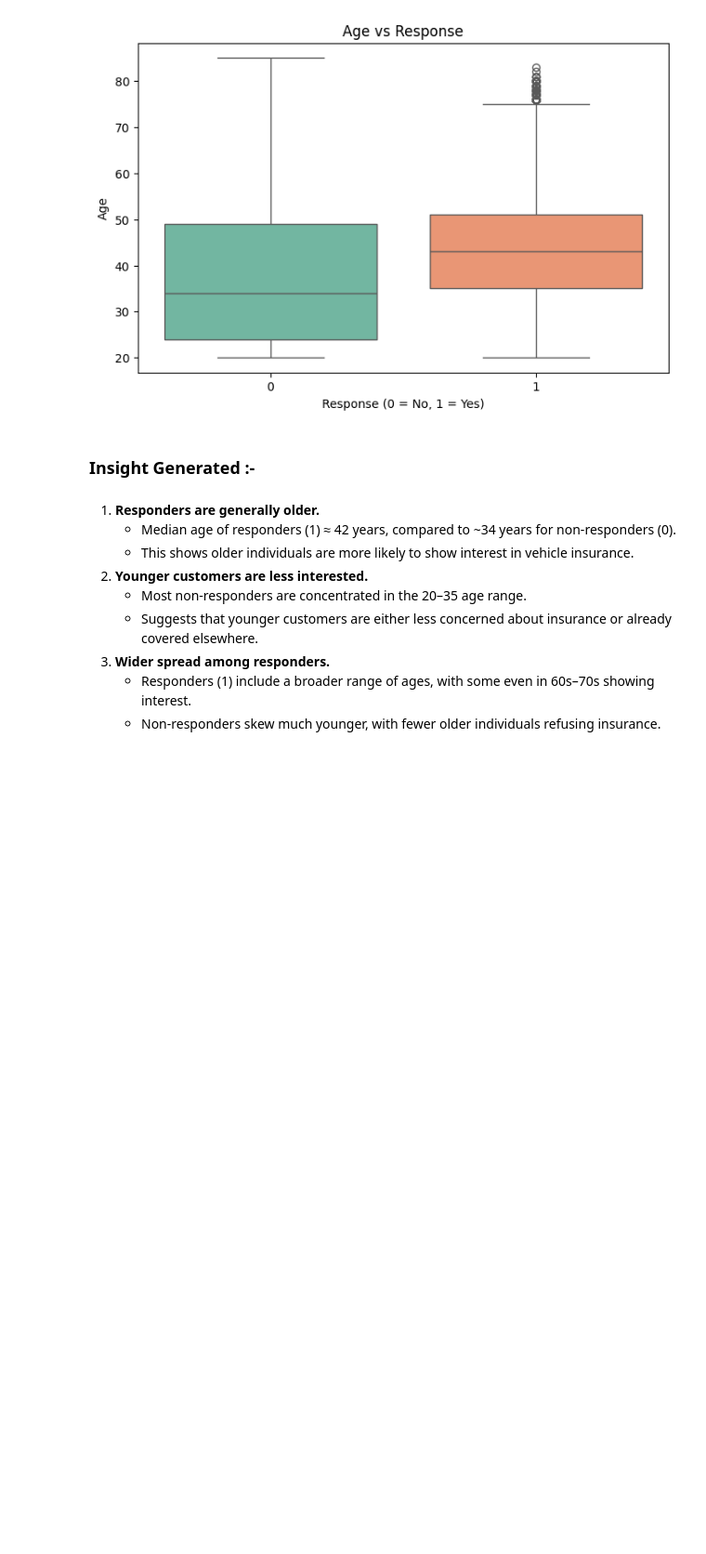
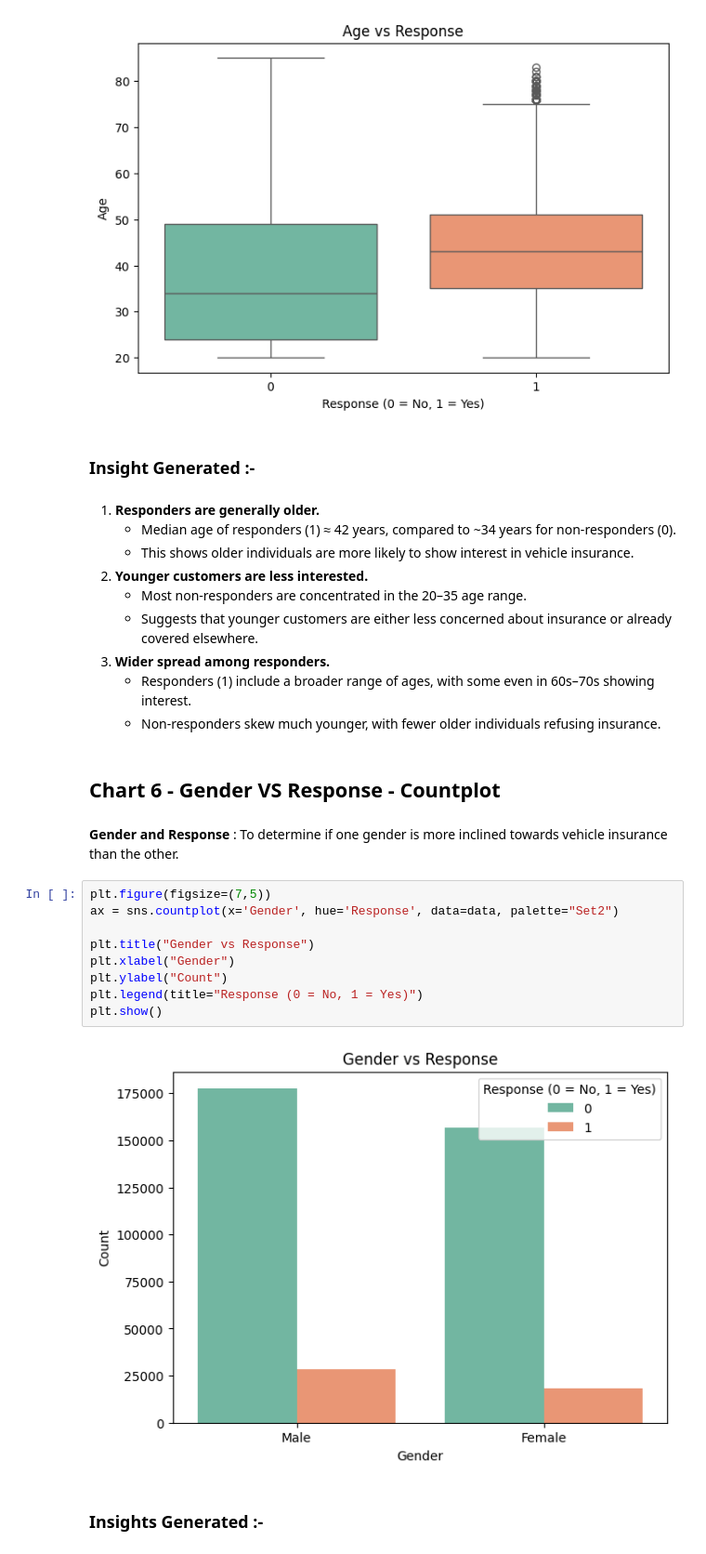
Before and after one commit to Ash99-commits/ML_Health_Insurance_Customers_CrossSell_Prediction, a Jupyter notebook: Health2Vehicle_CrossSell_Insurance_Prediction_by_Ashwani_Kumar_Patra.ipynb, the cells around one changed output. Shown: that part at 93% size. Saved outputs shown, nothing was run; the diff lists cells and outputs as text; blank space fills up the shorter version.

Commit message:
Successfully visualized and driven insights from Chart 6 - Gender VS Response - Countplot

```diff
--- a/Health2Vehicle_CrossSell_Insurance_Prediction_by_Ashwani_Kumar_Patra.ipynb
+++ b/Health2Vehicle_CrossSell_Insurance_Prediction_by_Ashwani_Kumar_Patra.ipynb
@@ -379,3 +379,20 @@ plt.show()
 3. **Wider spread among responders.**
     * Responders (1) include a broader range of ages, with some even in 60s–70s showing interest.
     * Non-responders skew much younger, with fewer older individuals refusing insurance.
+# %% [markdown]
+## Chart 6 - Gender VS Response - Countplot
+# %% [markdown]
+**Gender and Response** : To determine if one gender is more inclined towards vehicle insurance than the other.
+# %%
+plt.figure(figsize=(7,5))
+ax = sns.countplot(x='Gender', hue='Response', data=data, palette="Set2")
+
+plt.title("Gender vs Response")
+plt.xlabel("Gender")
+plt.ylabel("Count")
+plt.legend(title="Response (0 = No, 1 = Yes)")
+plt.show()
+# %% [output]
+[figure, added]
+# %% [markdown]
+### Insights Generated :-
```
Also changed, not shown: parts of 1 cell of this notebook.
